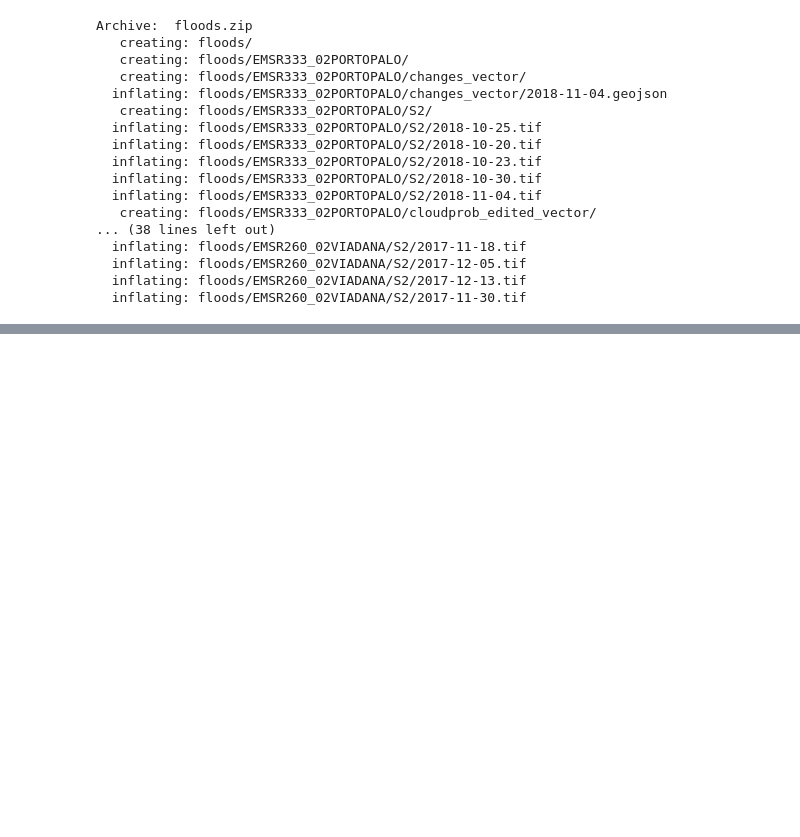
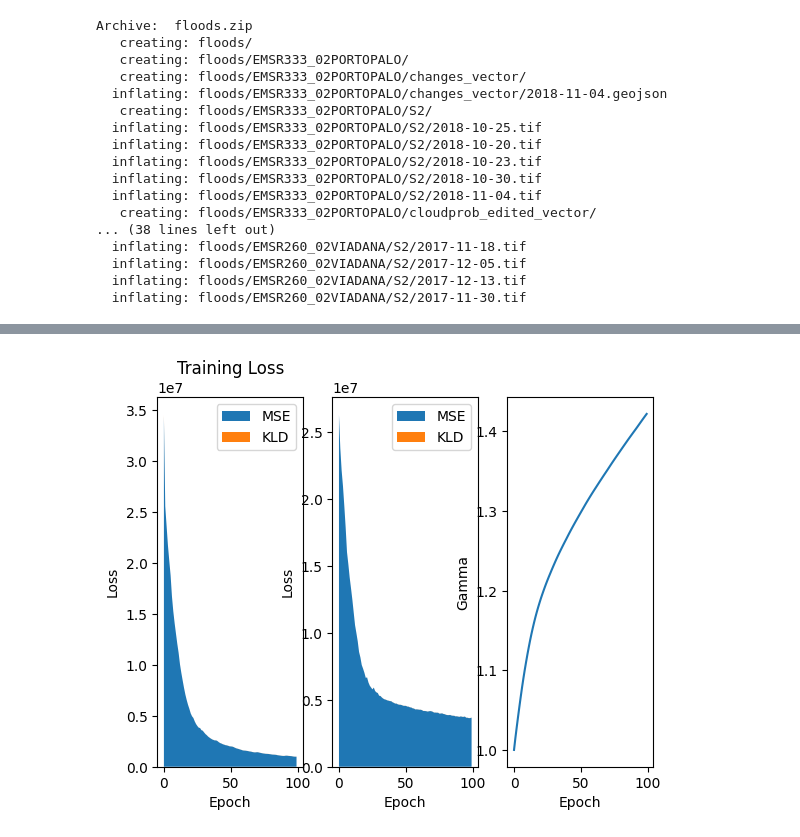
Before and after one commit to Etienne-bdt/Simple-VAE-RS, a Jupyter notebook: VAE_test.ipynb, the cells around one changed output, grey strips where cells are left out. Cells and saved outputs as stored; diff of their text form; code cells hidden in the pictures; blank space fills up the shorter version.

```diff
--- a/VAE_test.ipynb
+++ b/VAE_test.ipynb
@@ -176,8 +176,10 @@ def train(model, train_loader, val_loader, gamma, optimizer, epochs):
     t_kld = []
     v_mse = []
     v_kld = []
+    gamma_vals = []
 
     for epoch in range(epochs):
+        gamma_vals.append(gamma.item())
         model.train()
         train_loss_mse = 0
         train_loss_kld = 0
@@ -219,5 +221,5 @@ def train(model, train_loader, val_loader, gamma, optimizer, epochs):
 
         print(f"====> Validation loss: {(val_loss) / len(val_loader.dataset):.4f}")
 
-    return t_mse, t_kld, v_mse, v_kld
+    return t_mse, t_kld, v_mse, v_kld, gamma_vals
 # %%
@@ -245,4 +262,23 @@ train(model, train_loader, val_loader, gamma, optimizer, epochs=100)
 ... (88 outputs left out)
+# %%
+plt.subplot(1,3,1)
+plt.stackplot(range(len(t_mse)), t_mse, t_kld, labels=['MSE', 'KLD'])
+plt.legend()
+plt.xlabel('Epoch')
+plt.ylabel('Loss')
+plt.title('Training Loss')
+plt.subplot(1,3,2)
+plt.stackplot(range(len(v_mse)), v_mse, v_kld, labels=['MSE', 'KLD'])
+plt.legend()
+plt.xlabel('Epoch')
+plt.ylabel('Loss')
+plt.subplot(1,3,3)
+plt.plot(gamma_vals)
+plt.xlabel('Epoch')
+plt.ylabel('Gamma')
+plt.show()
+# %% [output]
+[figure, added]
 # %%
 data = next(iter(val_loader))
 
```
Also changed, not shown: parts of 6 cells of this notebook.
